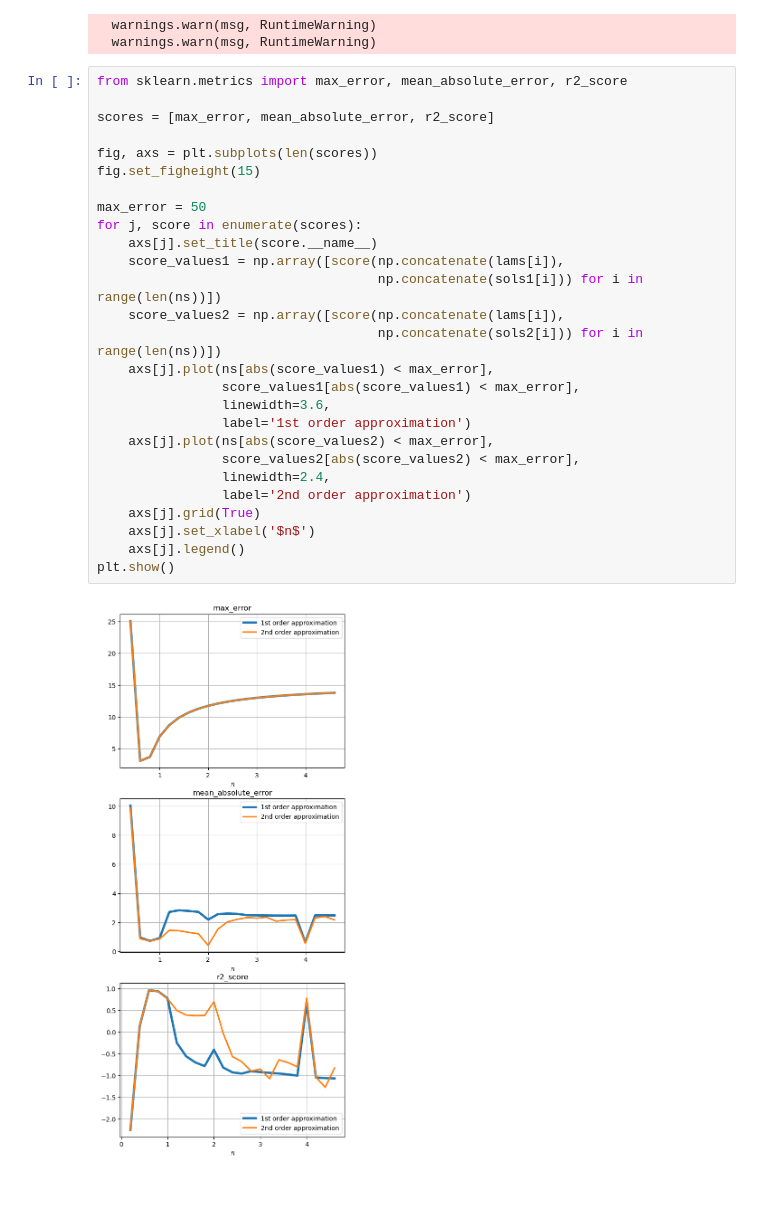
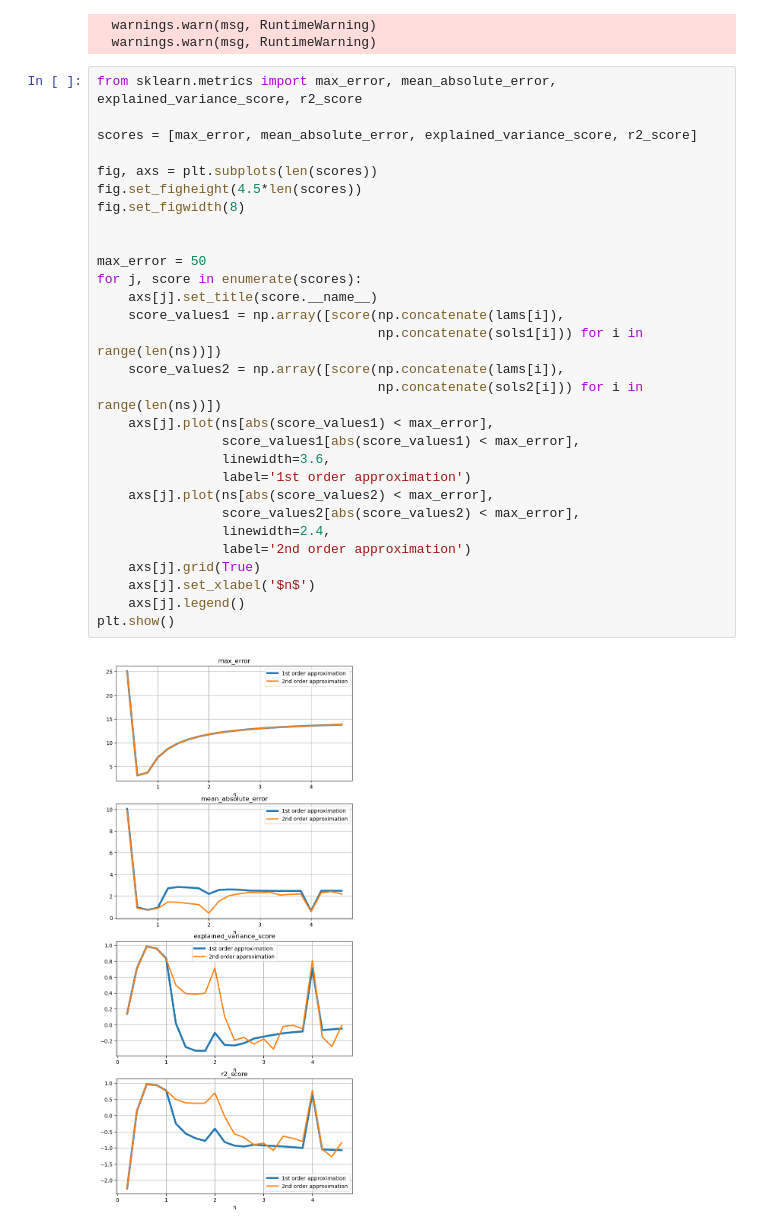
Before and after one commit to zimfv/river-profiles, a Jupyter notebook: notebooks/Check Source.ipynb, the cells around one changed output. Saved outputs shown, nothing was run; the diff lists cells and outputs as text; blank space fills up the shorter version.

Commit message:
variance score

```diff
--- a/notebooks/Check Source.ipynb
+++ b/notebooks/Check Source.ipynb
@@ -858,31 +859,33 @@ bar_outer.close()
   warnings.warn(msg, RuntimeWarning)
   warnings.warn(msg, RuntimeWarning)
 # %%
-from sklearn.metrics import max_error, mean_absolute_error, r2_score
+from sklearn.metrics import max_error, mean_absolute_error, explained_variance_score, r2_score
 
-scores = [max_error, mean_absolute_error, r2_score]
+scores = [max_error, mean_absolute_error, explained_variance_score, r2_score]
 
 fig, axs = plt.subplots(len(scores))
-fig.set_figheight(15)
+fig.set_figheight(4.5*len(scores))
+fig.set_figwidth(8)
+
 
 max_error = 50
 for j, score in enumerate(scores):
     axs[j].set_title(score.__name__)
     score_values1 = np.array([score(np.concatenate(lams[i]),
                                     np.concatenate(sols1[i])) for i in range(len(ns))])
     score_values2 = np.array([score(np.concatenate(lams[i]),
                                     np.concatenate(sols2[i])) for i in range(len(ns))])
     axs[j].plot(ns[abs(score_values1) < max_error],
                 score_values1[abs(score_values1) < max_error],
                 linewidth=3.6,
                 label='1st order approximation')
     axs[j].plot(ns[abs(score_values2) < max_error],
                 score_values2[abs(score_values2) < max_error],
                 linewidth=2.4,
                 label='2nd order approximation')
     axs[j].grid(True)
     axs[j].set_xlabel('$n$')
     axs[j].legend()
 plt.show()
 # %% [output]
-[figure, old version]
+[figure, new version]
```
Also changed, not shown: parts of 1 cell of this notebook.
